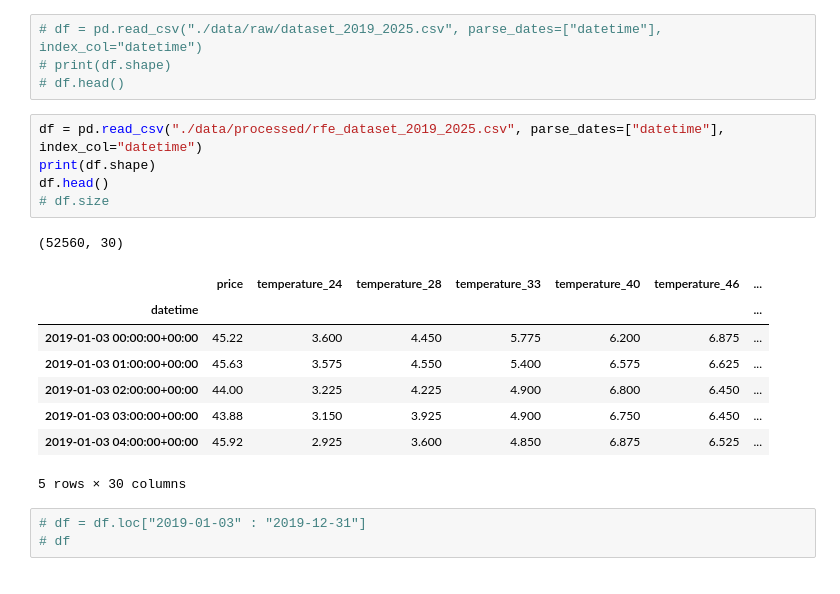
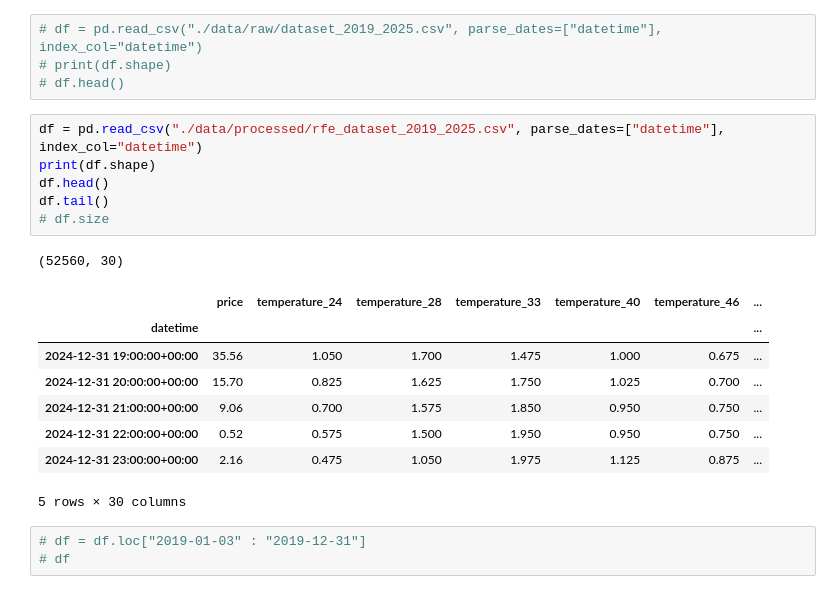
Before and after one commit to BenLeidig/de_lu_epf, a Jupyter notebook: lstm.ipynb, the cells around one changed output. Saved outputs shown, nothing was run; the diff lists cells and outputs as text.

```diff
--- a/lstm.ipynb
+++ b/lstm.ipynb
@@ -45,17 +46,18 @@ from model_evaluation import evaluate_model
 # %%
 df = pd.read_csv("./data/processed/rfe_dataset_2019_2025.csv", parse_dates=["datetime"], index_col="datetime")
 print(df.shape)
 df.head()
+df.tail()
 # df.size
 # %% [output]
 (52560, 30)
 |  | price | temperature_24 | temperature_28 | temperature_33 | temperature_40 | temperature_46 | ... |
 | datetime |  |  |  |  |  |  | ... |
-| 2019-01-03 00:00:00+00:00 | 45.22 | 3.600 | 4.450 | 5.775 | 6.200 | 6.875 | ... |
-| 2019-01-03 01:00:00+00:00 | 45.63 | 3.575 | 4.550 | 5.400 | 6.575 | 6.625 | ... |
-| 2019-01-03 02:00:00+00:00 | 44.00 | 3.225 | 4.225 | 4.900 | 6.800 | 6.450 | ... |
-| 2019-01-03 03:00:00+00:00 | 43.88 | 3.150 | 3.925 | 4.900 | 6.750 | 6.450 | ... |
-| 2019-01-03 04:00:00+00:00 | 45.92 | 2.925 | 3.600 | 4.850 | 6.875 | 6.525 | ... |
+| 2024-12-31 19:00:00+00:00 | 35.56 | 1.050 | 1.700 | 1.475 | 1.000 | 0.675 | ... |
+| 2024-12-31 20:00:00+00:00 | 15.70 | 0.825 | 1.625 | 1.750 | 1.025 | 0.700 | ... |
+| 2024-12-31 21:00:00+00:00 | 9.06 | 0.700 | 1.575 | 1.850 | 0.950 | 0.750 | ... |
+| 2024-12-31 22:00:00+00:00 | 0.52 | 0.575 | 1.500 | 1.950 | 0.950 | 0.750 | ... |
+| 2024-12-31 23:00:00+00:00 | 2.16 | 0.475 | 1.050 | 1.975 | 1.125 | 0.875 | ... |
 5 rows × 30 columns
 # %%
 # df = df.loc["2019-01-03" : "2019-12-31"]
```
Also changed, not shown: parts of 5 cells of this notebook, 3 other files.
